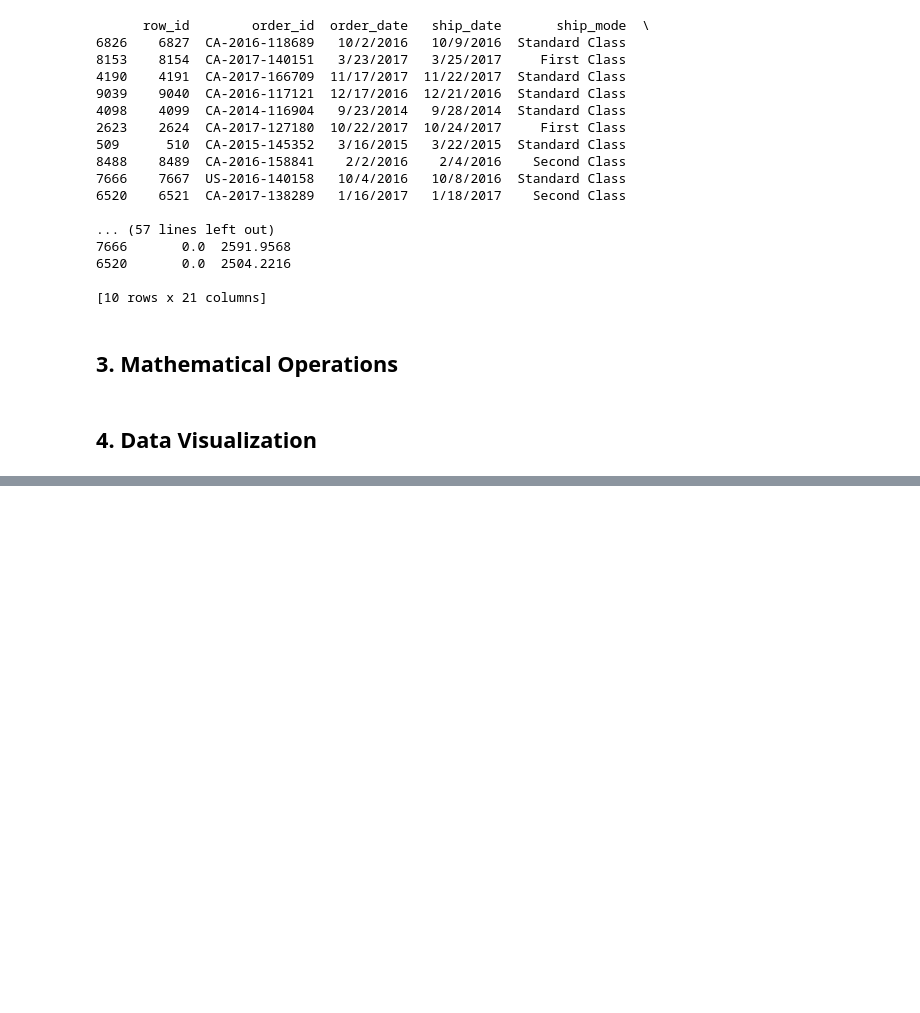
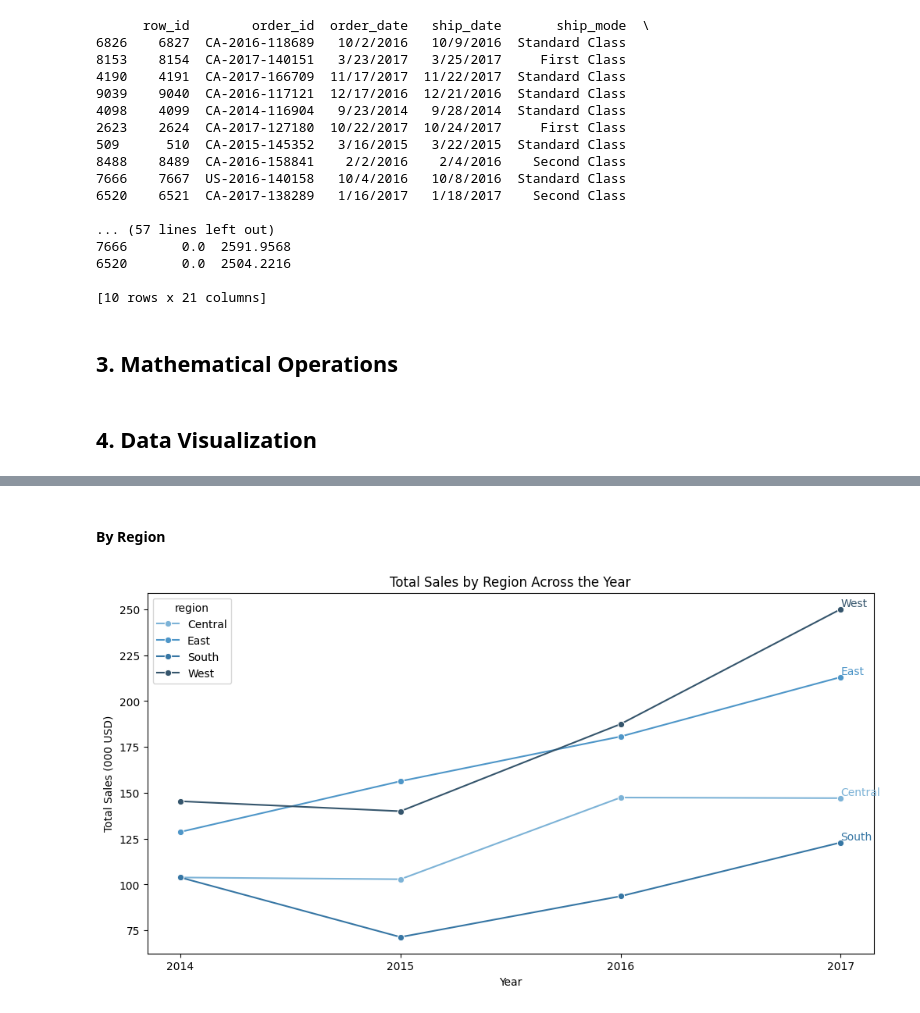
Before and after one commit to tandhiny/Phyton_Class, a Jupyter notebook: Phyton_Project.ipynb, the cells around one changed output, grey strips where cells are left out. Saved outputs shown, nothing was run; the diff lists cells and outputs as text; code cells hidden in the pictures; blank space fills up the shorter version.

```diff
--- a/Phyton_Project.ipynb
+++ b/Phyton_Project.ipynb
@@ -285,0 +389,33 @@ print(sorted_data)
+# %% [markdown]
+#### By Region
+# %%
+# Yearly sales by region
+# Convert 'Order Date' to datetime
+df['order_date'] = pd.to_datetime(df['order_date'])
+
+# Extract year from 'Order Date'
+df['year'] = df['order_date'].dt.year
+
+# Group by year and region, then calculate total sales
+yearly_sales_by_region = df.groupby(['year', 'region'])['sales'].sum().reset_index()  # Changed 'profit' to 'sales'
+
+# Create a line chart with monochrome blue color palette
+plt.figure(figsize=(12, 6))
+ax = sns.lineplot(x='year', y='sales', hue='region', data=yearly_sales_by_region, palette="Blues_d", marker='o')  # Changed 'profit' to 'sales'
+plt.title('Total Sales by Region Across the Year')  # Changed title
+plt.xlabel('Year')
+plt.ylabel('Total Sales (000 USD)')  # Changed y-axis label
+
+# Format y-axis labels to display in '000 USD'
+ax.yaxis.set_major_formatter(mtick.FuncFormatter(lambda x, pos: f'{x/1000:.0f}'))
+
+# Set x-axis ticks to display all years
+plt.xticks(yearly_sales_by_region['year'].unique())
+
+# Add labels to each region
+for line, name in zip(ax.lines, yearly_sales_by_region['region'].unique()):  # Changed to yearly_sales_by_region
+    y = line.get_ydata()[-1]  # Get the last y-value for the line
+    ax.text(line.get_xdata()[-1], y, name, color=line.get_color(), ha='left', va='bottom')  # Add label near the last
+plt.show()
+# %% [output]
+[figure, added]
```
Also changed, not shown: parts of 29 cells of this notebook.
